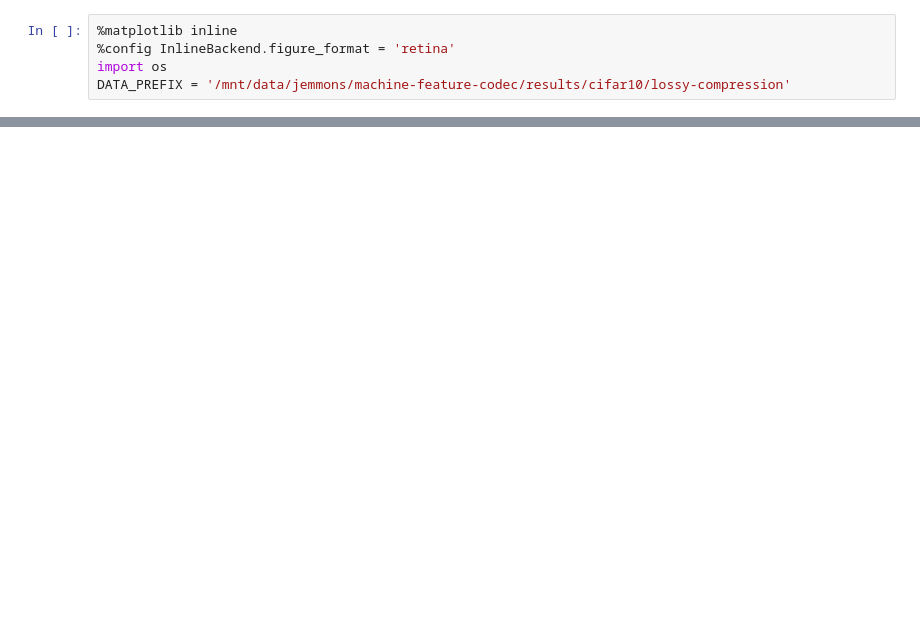
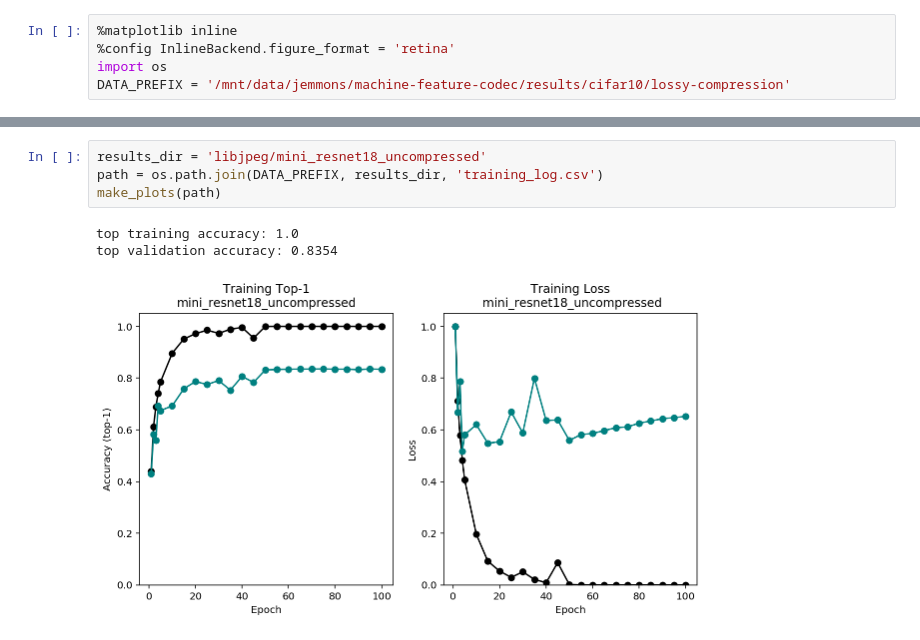
Before and after one commit to jremmons/nnfc, a Jupyter notebook: notebook/cifar10_compression_experiments.ipynb, the cells around one changed output, grey strips where cells are left out. Drawn from its saved outputs; the diff is of its cells as text; blank space fills up the shorter version.

```diff
--- a/notebook/cifar10_compression_experiments.ipynb
+++ b/notebook/cifar10_compression_experiments.ipynb
@@ -142,0 +236,8 @@ print(subprocess.check_output(['cat', '/home/jemmons/projects/machine-feature-co
+# %%
+results_dir = 'libjpeg/mini_resnet18_uncompressed'
+path = os.path.join(DATA_PREFIX, results_dir, 'training_log.csv')
+make_plots(path)
+# %% [output]
+top training accuracy: 1.0
+top validation accuracy: 0.8354
+[figure, added]
```
Also changed, not shown: parts of 24 cells of this notebook.
